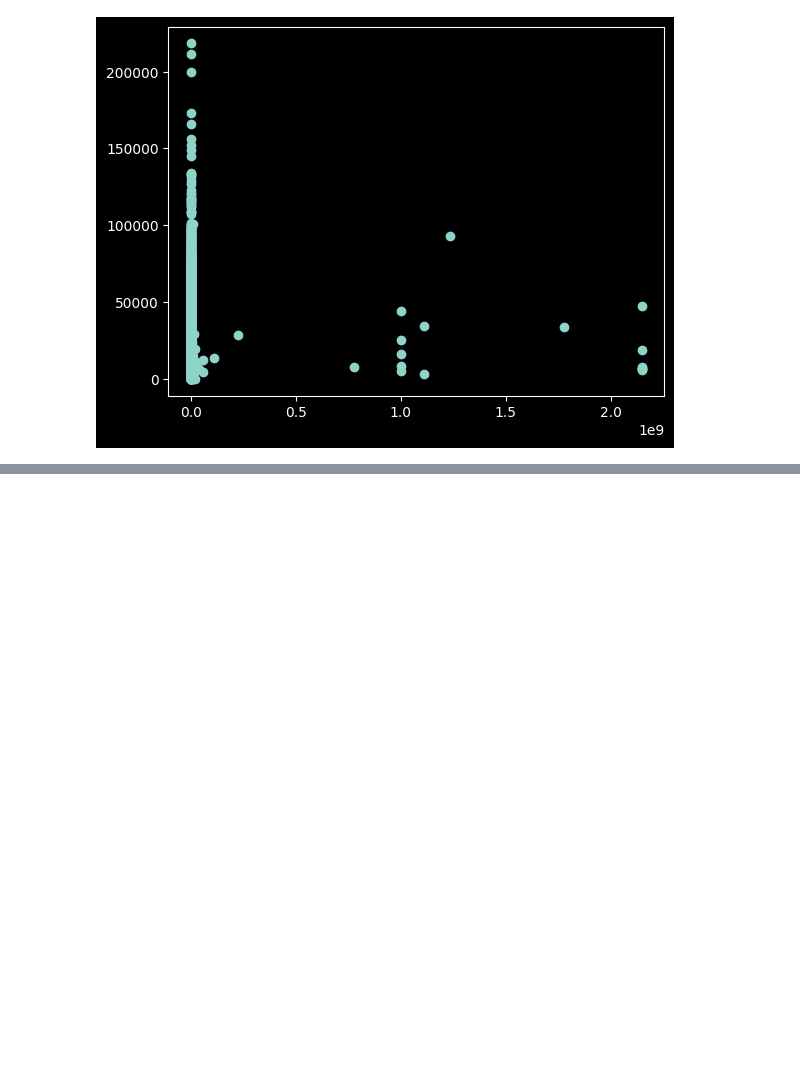
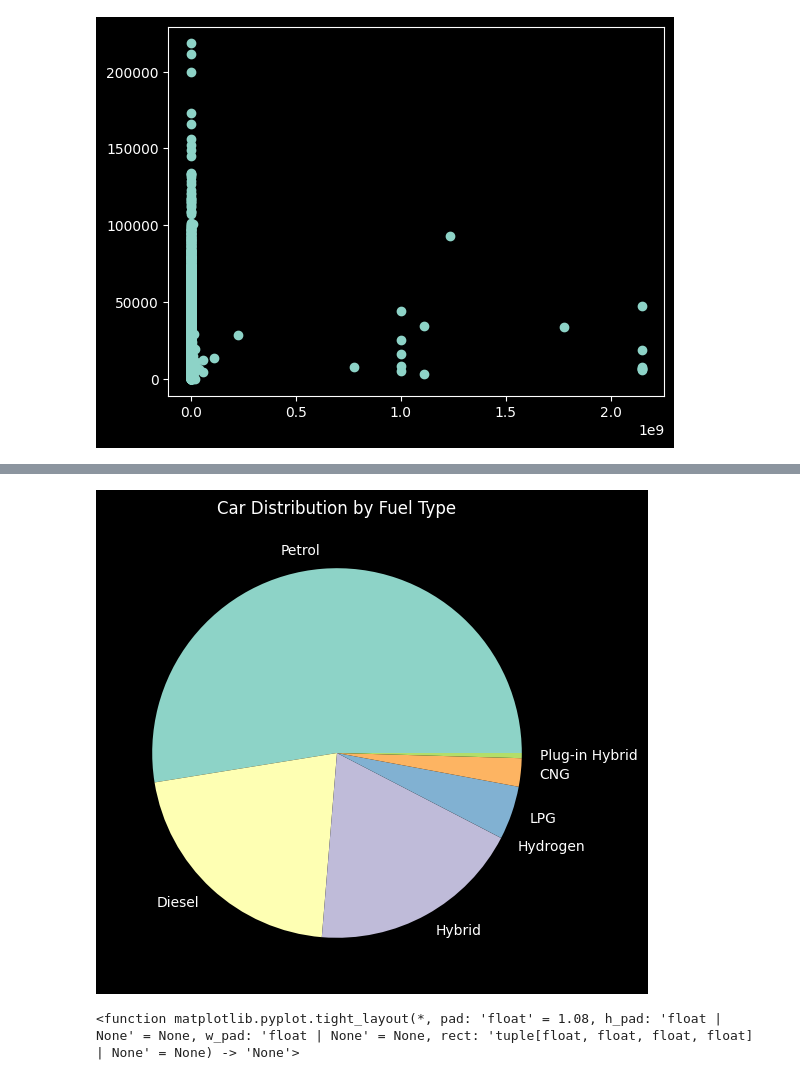
Before and after one commit to Muhammad-Bilal1605/LearningAI, a Jupyter notebook: scripts/project_1.ipynb, the cells around one changed output, grey strips where cells are left out. Saved outputs shown, nothing was run; the diff lists cells and outputs as text; code cells hidden in the pictures; blank space fills up the shorter version.

```diff
--- a/scripts/project_1.ipynb
+++ b/scripts/project_1.ipynb
@@ -424,0 +441,14 @@ plt.scatter(mileage_array,price_array)
+# %%
+fuel_counts = cars_df['Fuel type'].value_counts()
+new_order = ['Petrol', 'Diesel', 'Hybrid', 'Hydrogen', 'LPG', 'CNG', 'Plug-in Hybrid']
+
+fuel_counts = fuel_counts.reindex(new_order)
+
+plt.figure(figsize=(6,6))
+plt.pie(fuel_counts, labels=fuel_counts.index)
+plt.title('Car Distribution by Fuel Type')
+plt.show()
+plt.tight_layout
+# %% [output]
+[figure, added]
+<function matplotlib.pyplot.tight_layout(*, pad: 'float' = 1.08, h_pad: 'float | None' = None, w_pad: 'float | None' = None, rect: 'tuple[float, float, float, float] | None' = None) -> 'None'>
```
Also changed, not shown: parts of 2 cells of this notebook, 2 other files.
